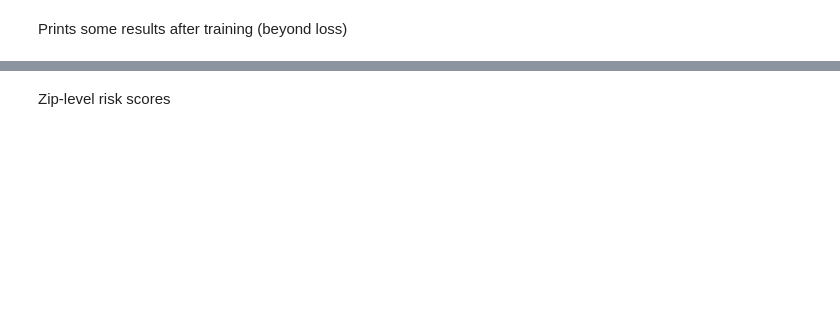
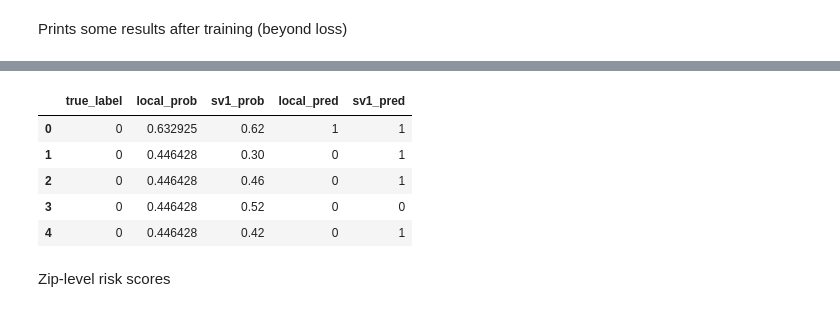
Before and after one commit to meduffy918/quantum_wildfire_risk_hackathon, a Jupyter notebook: notebooks/02_qml_angle.ipynb, the cells around one changed output, grey strips where cells are left out. Cells and saved outputs as stored; diff of their text form; code cells hidden in the pictures; blank space fills up the shorter version.

```diff
--- a/notebooks/02_qml_angle.ipynb
+++ b/notebooks/02_qml_angle.ipynb
@@ -242,3 +295,20 @@ First 10 true labels: [0 0 0 0 0 0 0 0 0 0]
+# %%
+comparison_df = pd.DataFrame({
+    "true_label": y_compare,
+    "local_prob": local_probs,
+    "sv1_prob": sv1_probs,
+    "local_pred": local_preds,
+    "sv1_pred": sv1_preds
+})
+
+comparison_df
+# %% [output]
+|  | true_label | local_prob | sv1_prob | local_pred | sv1_pred |
+| 0 | 0 | 0.632925 | 0.62 | 1 | 1 |
+| 1 | 0 | 0.446428 | 0.30 | 0 | 1 |
+| 2 | 0 | 0.446428 | 0.46 | 0 | 1 |
+| 3 | 0 | 0.446428 | 0.52 | 0 | 0 |
+| 4 | 0 | 0.446428 | 0.42 | 0 | 1 |
 # %% [markdown]
 Zip-level risk scores
 # %%
```
Also changed, not shown: parts of 13 cells of this notebook.
